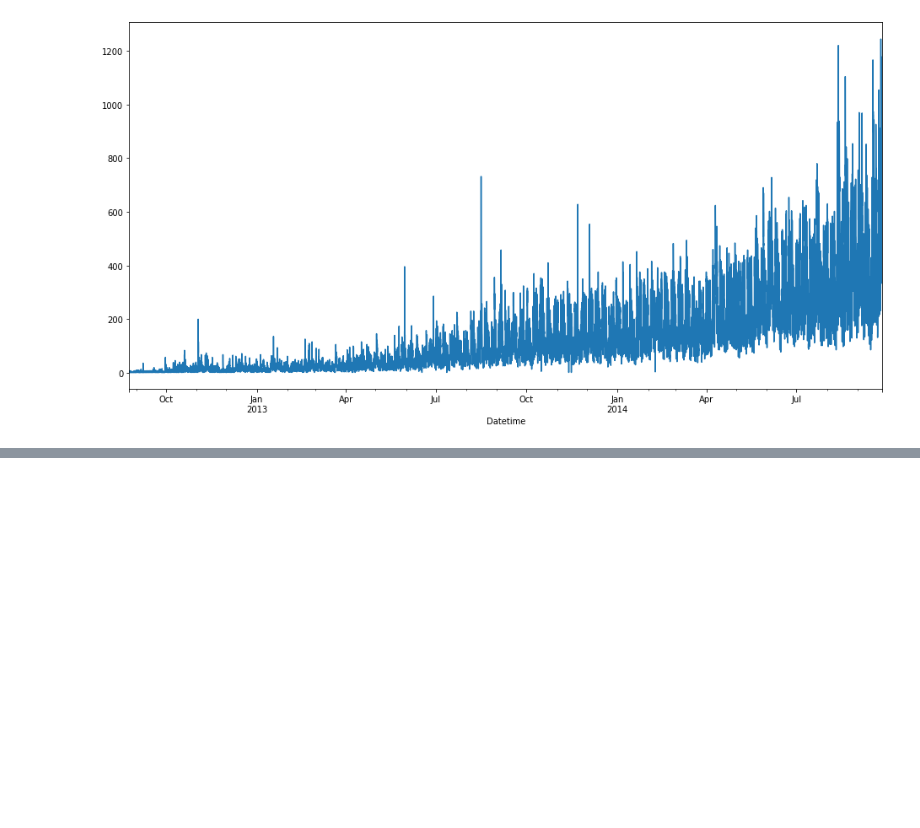
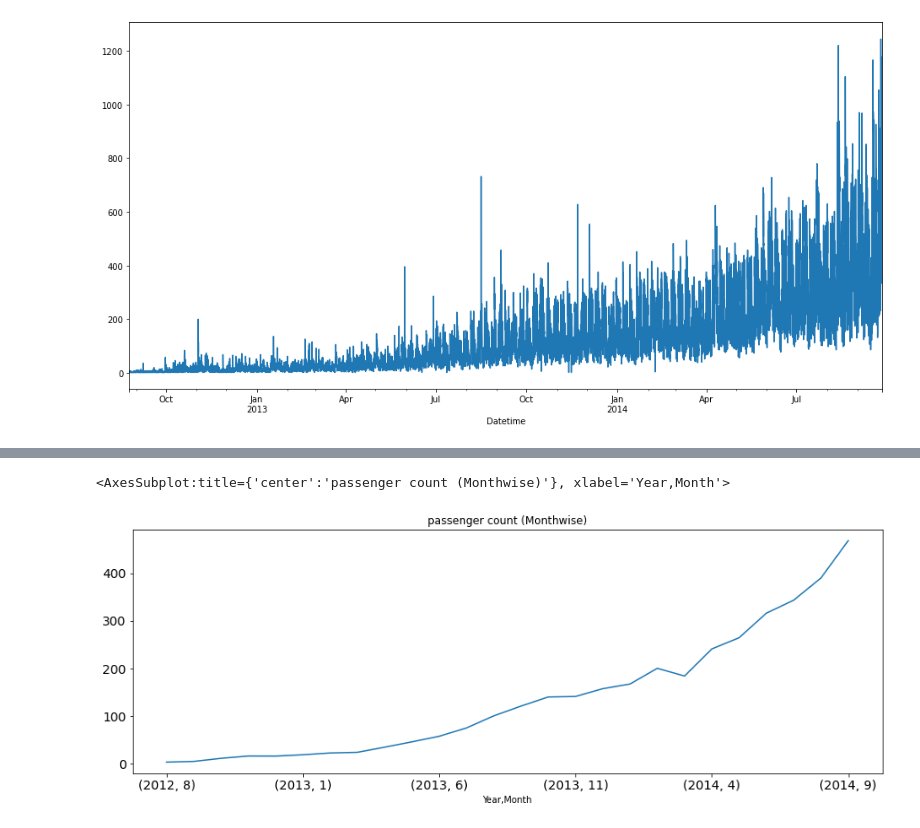
Before and after one commit to basel-ay/Transportation-Forecasting, a Jupyter notebook: Time_Series_Analysis_on_Transportation.ipynb, the cells around one changed output, grey strips where cells are left out. Drawn from its saved outputs; the diff is of its cells as text; code cells hidden in the pictures; blank space fills up the shorter version.

```diff
--- a/Time_Series_Analysis_on_Transportation.ipynb
+++ b/Time_Series_Analysis_on_Transportation.ipynb
@@ -124,0 +130,6 @@ train['Count'].plot()
+# %%
+temp = train.groupby(['Year','Month'])['Count'].mean()
+temp.plot(figsize = (15,5), title = 'passenger count (Monthwise)', fontsize = 14)
+# %% [output]
+<AxesSubplot:title={'center':'passenger count (Monthwise)'}, xlabel='Year,Month'>
+[figure, added]
```
Also changed, not shown: parts of 11 cells of this notebook.
